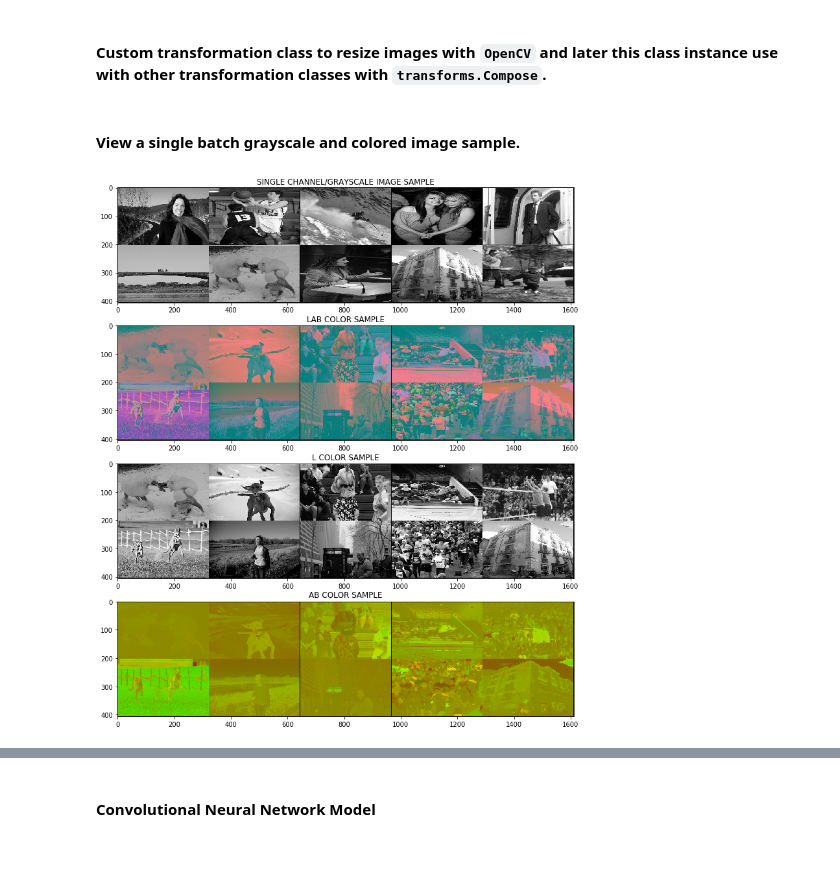
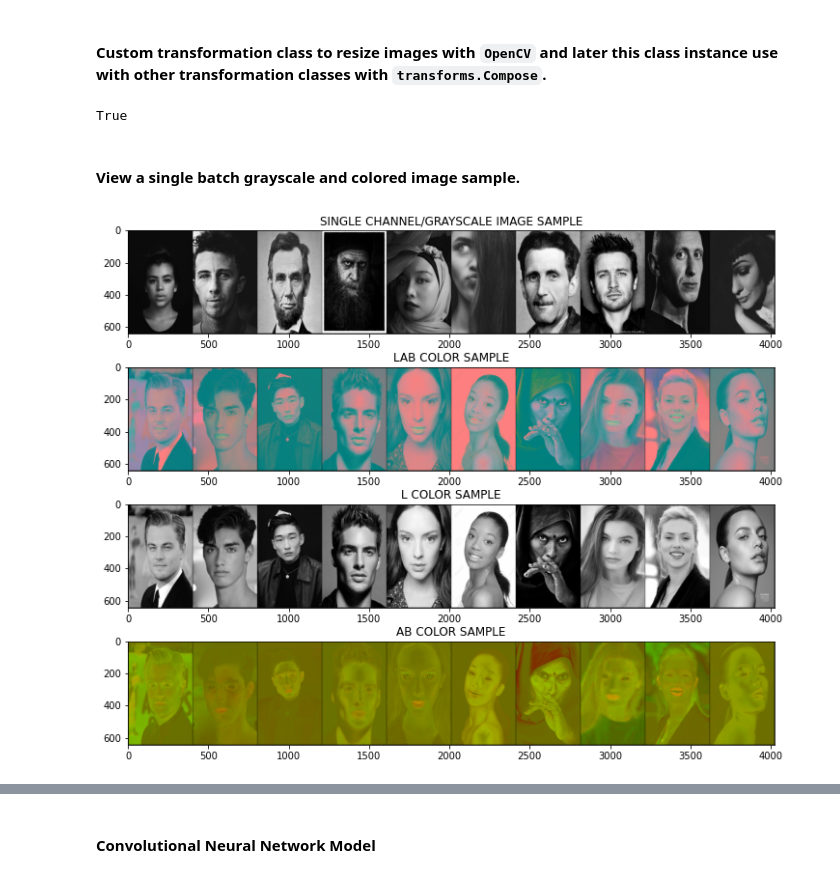
Before and after one commit to sachithdickwella/computervision-pytorch, a Jupyter notebook: src/ipynb/gray_to_color.ipynb, the cells around one changed output, grey strips where cells are left out. Saved outputs shown, nothing was run; the diff lists cells and outputs as text; code cells hidden in the pictures.

```diff
--- a/src/ipynb/gray_to_color.ipynb
+++ b/src/ipynb/gray_to_color.ipynb
@@ -74,15 +74,18 @@ class OpenCVResize(object):
 # %%
-tf = transforms.Compose({
-    OpenCVResize(size=(WIDTH, HEIGHT)),
-    transforms.ToTensor()
-    # transforms.Normalize(mean=[0.485, 0.456, 0.406], std=[0.229, 0.224, 0.225])
+tf = T.Compose({
+    CustomResize(size=(WIDTH, HEIGHT)),
+    T.ToTensor()
+    # T.Normalize(mean=[0.485, 0.456, 0.406], std=[0.229, 0.224, 0.225])
 })
 
-gray_dataset = ImageDataset(path='C:/Users/Sachith/Desktop/dataset/flicker', transform=tf, code=cv2.COLOR_BGR2GRAY)
-rgb_dataset = ImageDataset(path='C:/Users/Sachith/Desktop/dataset/flicker', transform=tf, code=cv2.COLOR_BGR2RGB)
-lab_dataset = ImageDataset(path='C:/Users/Sachith/Desktop/dataset/flicker', transform=tf, code=cv2.COLOR_BGR2LAB)
+gray_dataset = ImageDataset(path='dataset/faces/grayscale', transform=tf, code=cv2.COLOR_BGR2GRAY)
+rgb_dataset = ImageDataset(path='dataset/faces/color', transform=tf, code=cv2.COLOR_BGR2RGB)
+lab_dataset = ImageDataset(path='dataset/faces/color', transform=tf, code=cv2.COLOR_BGR2LAB)
 # %%
 is_cuda = torch.cuda.is_available()
+is_cuda
+# %% [output]
+True
 # %%
 torch.manual_seed(101)
 
@@ -109,39 +112,39 @@ for ab_ims in ab_data_loader:
 for lab_ims in lab_data_loader:
     break
 
 for rgb_ims in rgb_data_loader:
     break
 
-plt.figure(figsize=(14, 15))
+plt.figure(figsize=(12, 10))
 
-im = make_grid(g_ims, nrow=5, normalize=True)
+im = make_grid(g_ims, nrow=10, normalize=True)
 
 plt.subplot(411)
 plt.imshow(np.transpose(im, axes=(1, 2, 0)))
 plt.title("SINGLE CHANNEL/GRAYSCALE IMAGE SAMPLE")
 
-im = make_grid(lab_ims, nrow=5, normalize=True)
+im = make_grid(lab_ims, nrow=10, normalize=True)
 
 plt.subplot(412)
 plt.imshow(np.transpose(im, axes=(1, 2, 0)))
 plt.title("LAB COLOR SAMPLE")
 
-im = make_grid(l_ims, nrow=5, normalize=True)
+im = make_grid(l_ims, nrow=10, normalize=True)
 
 plt.subplot(413)
 plt.imshow(np.transpose(im, (1, 2, 0)))
 plt.title("L COLOR SAMPLE")
 
-im = make_grid(ab_ims, nrow=5, normalize=True)
+im = make_grid(ab_ims, nrow=10, normalize=True)
 im = np.stack([im[0], im[1], np.zeros((im.shape[1], im.shape[2]))])
 
 plt.subplot(414)
 plt.imshow(np.transpose(im, (1, 2, 0)))
 plt.title('AB COLOR SAMPLE')
 
 plt.show()
 # %% [output]
-[figure, old version]
+[figure, new version]
 # %%
 device = torch.device('cuda' if is_cuda else 'cpu')
 device
```
Also changed, not shown: parts of 12 cells of this notebook.
